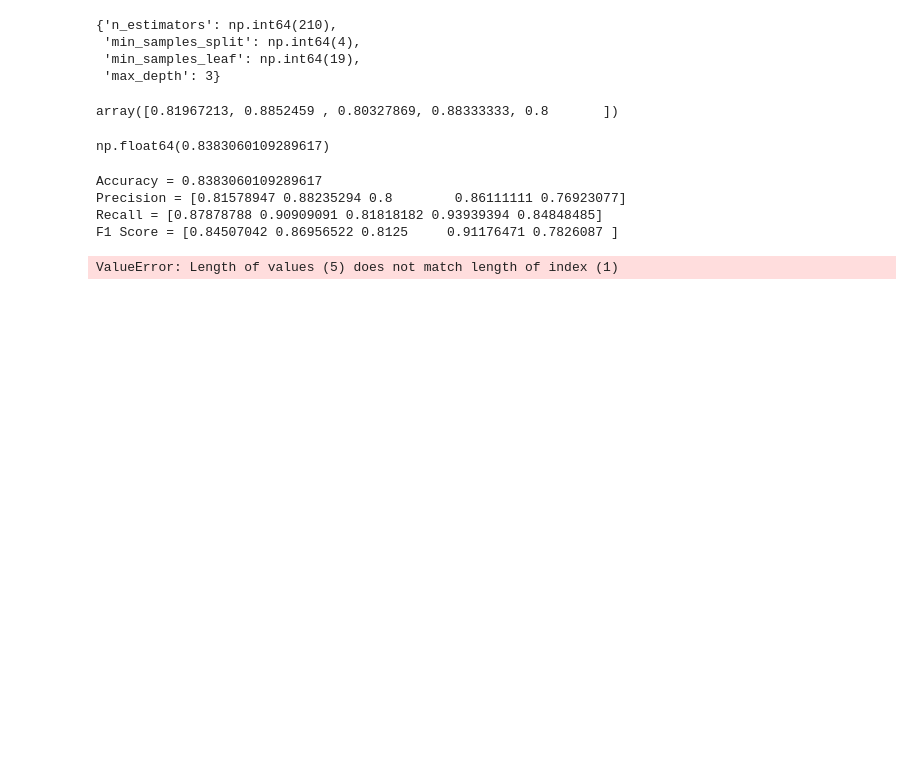
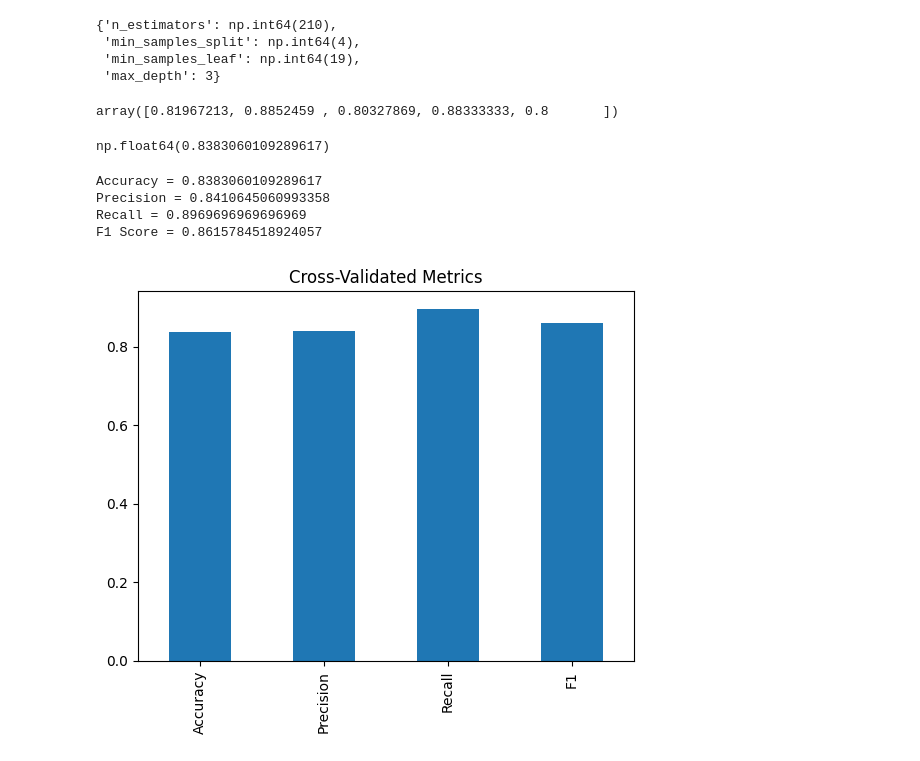
Before and after one commit to Jayant-Baliyan/End-to-End-Heart-Disease-Classification, a Jupyter notebook: model.ipynb, the cells around one changed output. Saved outputs shown, nothing was run; the diff lists cells and outputs as text; code cells hidden in the pictures; blank space fills up the shorter version.

Commit message:
Visualizing cross-validated metrics

```diff
--- a/model.ipynb
+++ b/model.ipynb
@@ -572,21 +572,21 @@ print("Accuracy =",cv_acc)
 cv_pre=cross_val_score(c,x,y,cv=5,scoring="precision")
 print("Precision =",cv_pre.mean())
 cv_recall=cross_val_score(c,x,y,cv=5,scoring="recall")
-print("Recall =",cv_recall)
+print("Recall =",cv_recall.mean())
 cv_f1=cross_val_score(c,x,y,cv=5,scoring="f1")
-print("F1 Score =",cv_f1)
+print("F1 Score =",cv_f1.mean())
 # %% [output]
 Accuracy = 0.8383060109289617
-Precision = [0.81578947 0.88235294 0.8        0.86111111 0.76923077]
-Recall = [0.87878788 0.90909091 0.81818182 0.93939394 0.84848485]
-F1 Score = [0.84507042 0.86956522 0.8125     0.91176471 0.7826087 ]
+Precision = 0.8410645060993358
+Recall = 0.8969696969696969
+F1 Score = 0.8615784518924057
 # %%
 # Visualizing cross-validated metrics
 cv_metrics = pd.DataFrame({"Accuracy": cv_acc,
-                            "Precision": cv_pre.mea,
-                            "Recall": cv_recall,
-                            "F1": cv_f1},
+                            "Precision": cv_pre.mean(),
+                            "Recall": cv_recall.mean(),
+                            "F1": cv_f1.mean()},
                           index=[0])
 cv_metrics.T.plot.bar(title="Cross-Validated Metrics", legend=False);
 # %% [output]
-ValueError: Length of values (5) does not match length of index (1)
+[figure, added]
```
